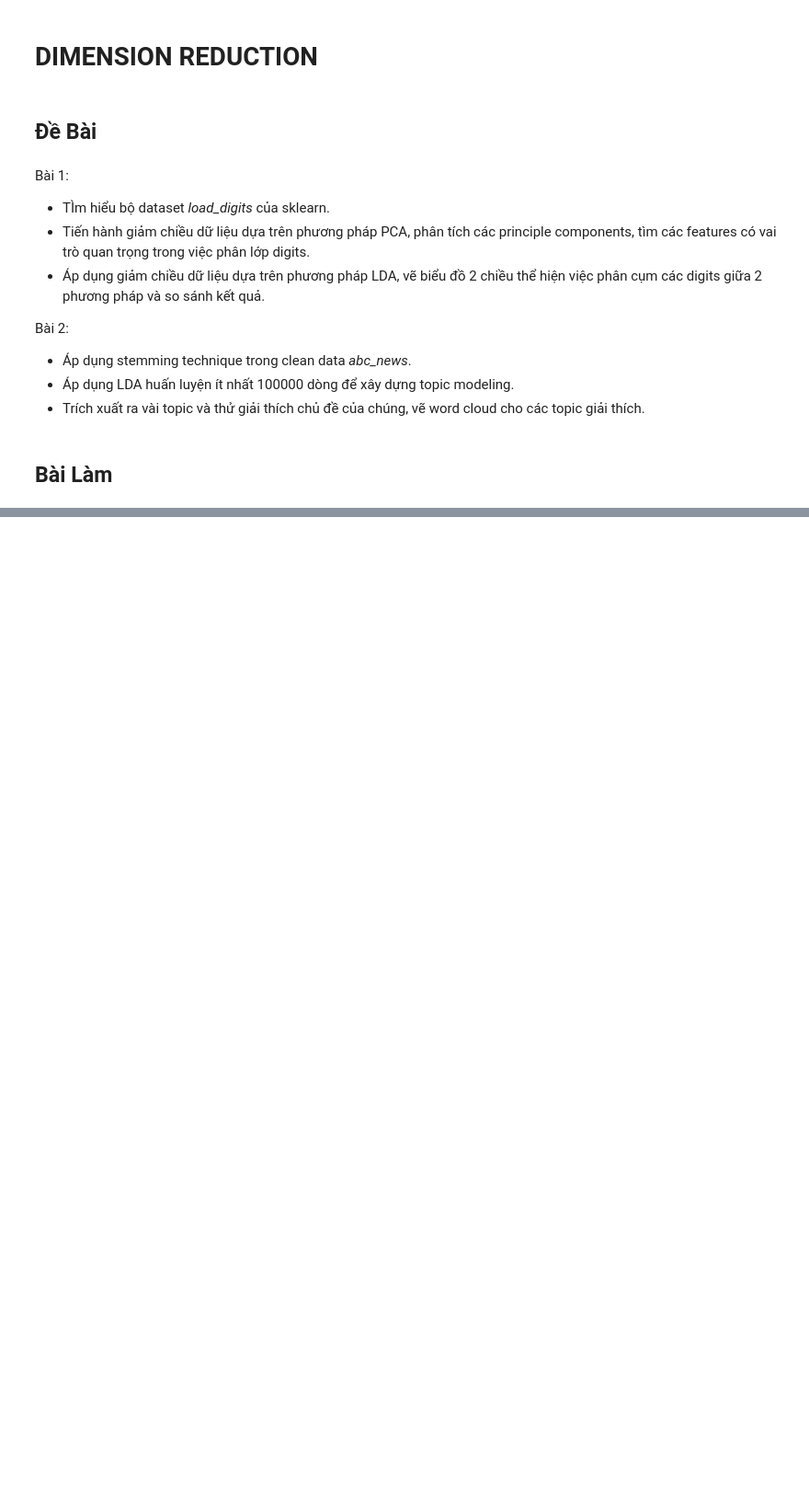
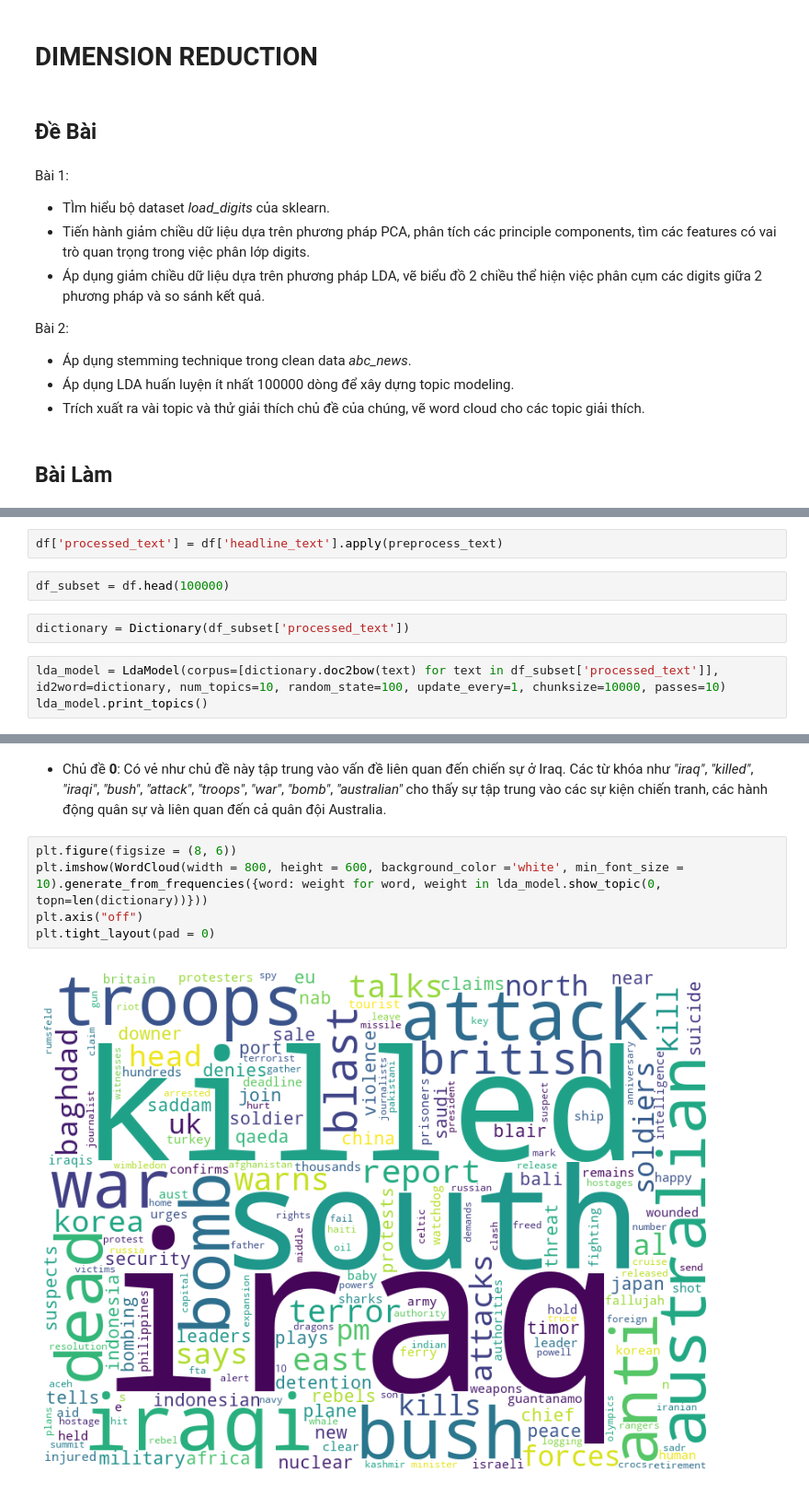
Before and after one commit to Tynab/Dimension-Reduction, a Jupyter notebook: ML03_BaiTap12_An.ipynb, the cells around one changed output, grey strips where cells are left out. Shown at 92% size. Cells and saved outputs as stored; diff of their text form; blank space fills up the shorter version.

```diff
--- a/ML03_BaiTap12_An.ipynb
+++ b/ML03_BaiTap12_An.ipynb
@@ -56,0 +102,9 @@ ax[1].legend()
+# %%
+df['processed_text'] = df['headline_text'].apply(preprocess_text)
+# %%
+df_subset = df.head(100000)
+# %%
+dictionary = Dictionary(df_subset['processed_text'])
+# %%
+lda_model = LdaModel(corpus=[dictionary.doc2bow(text) for text in df_subset['processed_text']], id2word=dictionary, num_topics=10, random_state=100, update_every=1, chunksize=10000, passes=10)
+lda_model.print_topics()
@@ -56,0 +132,9 @@ ax[1].legend()
+# %% [markdown]
+- Chủ đề **0**: Có vẻ như chủ đề này tập trung vào vấn đề liên quan đến chiến sự ở Iraq. Các từ khóa như *"iraq"*, *"killed"*, *"iraqi"*, *"bush"*, *"attack"*, *"troops"*, *"war"*, *"bomb"*, *"australian"* cho thấy sự tập trung vào các sự kiện chiến tranh, các hành động quân sự và liên quan đến cả quân đội Australia.
+# %%
+plt.figure(figsize = (8, 6))
+plt.imshow(WordCloud(width = 800, height = 600, background_color ='white', min_font_size = 10).generate_from_frequencies({word: weight for word, weight in lda_model.show_topic(0, topn=len(dictionary))}))
+plt.axis("off")
+plt.tight_layout(pad = 0)
+# %% [output]
+[figure, added]
```
Also changed, not shown: parts of 22 cells of this notebook, 1 other file.
